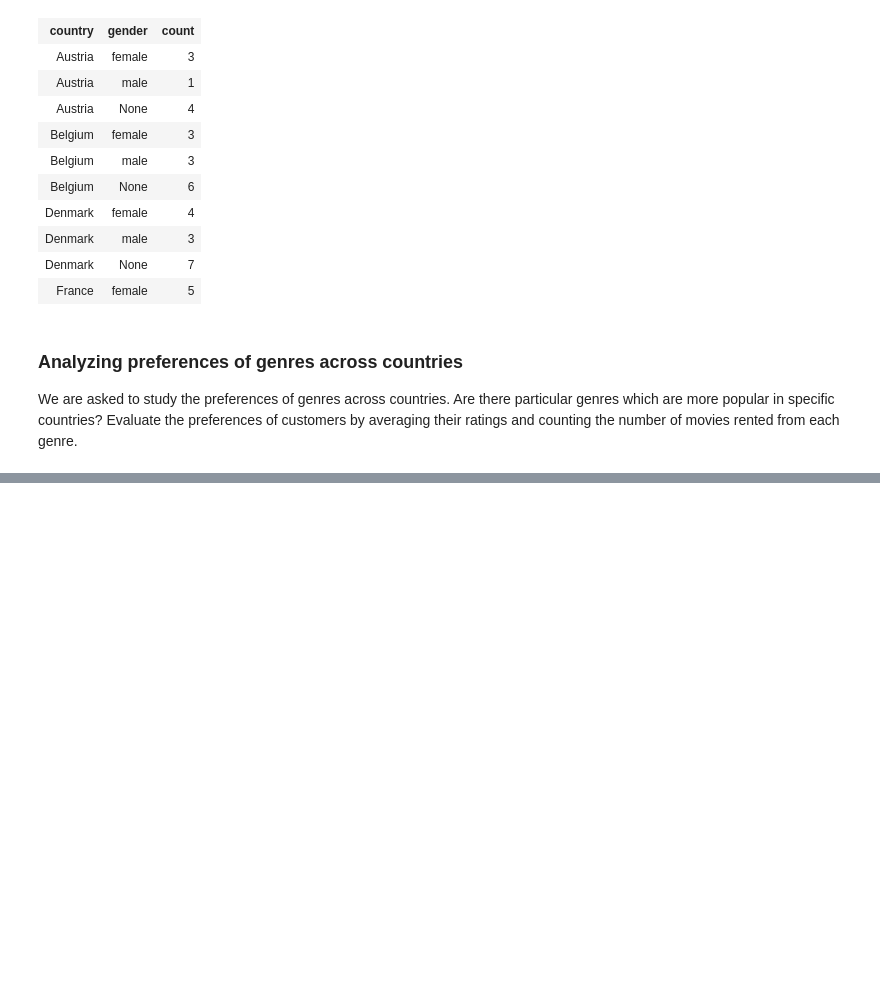
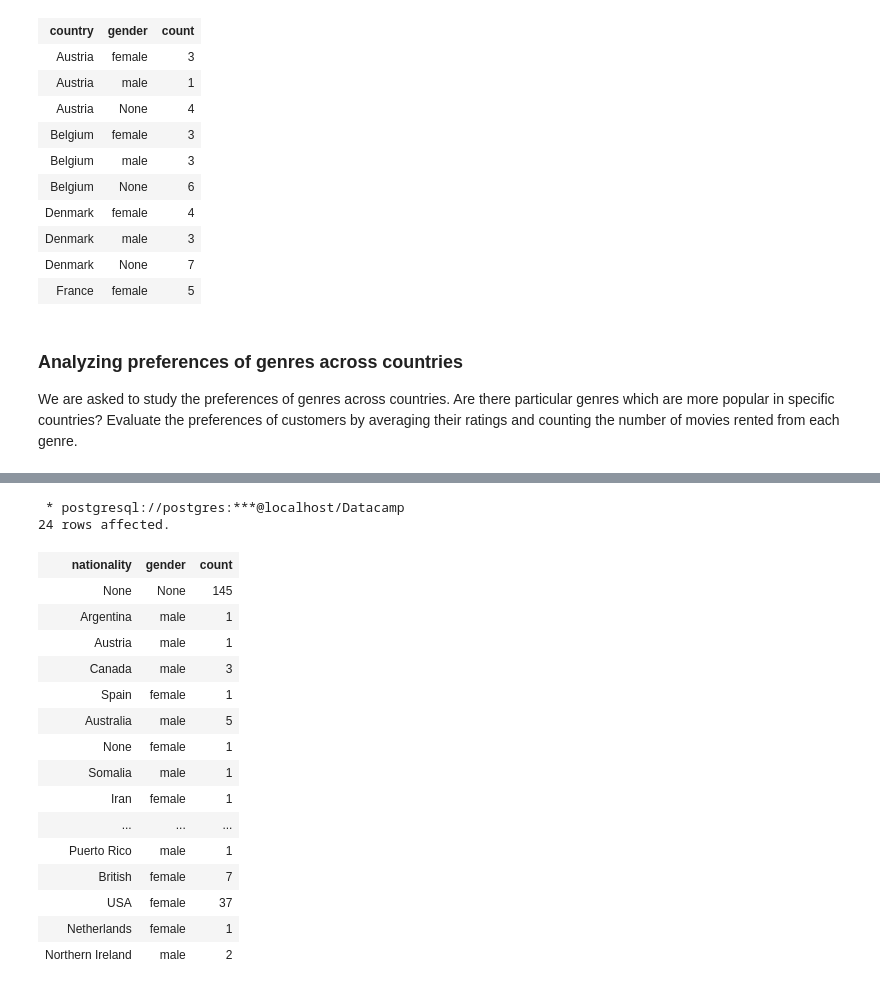
Before and after one commit to felixodette/Movies-PostgreSQL, a Jupyter notebook: notebook.ipynb, the cells around one changed output, grey strips where cells are left out. Drawn from its saved outputs; the diff is of its cells as text; code cells hidden in the pictures; blank space fills up the shorter version.

```diff
--- a/notebook.ipynb
+++ b/notebook.ipynb
@@ -923,0 +952,25 @@ We are asked to study the preferences of genres across countries. Are there part
+# %%
+%%sql
+
+SELECT nationality, gender, COUNT(*)
+  FROM actors
+ GROUP BY GROUPING SETS((nationality, gender), ())
+# %% [output]
+ * postgresql://postgres:***@localhost/Datacamp
+24 rows affected.
+| nationality | gender | count |
+| None | None | 145 |
+| Argentina | male | 1 |
+| Austria | male | 1 |
+| Canada | male | 3 |
+| Spain | female | 1 |
+| Australia | male | 5 |
+| None | female | 1 |
+| Somalia | male | 1 |
+| Iran | female | 1 |
+| ... | ... | ... |
+| Puerto Rico | male | 1 |
+| British | female | 7 |
+| USA | female | 37 |
+| Netherlands | female | 1 |
+| Northern Ireland | male | 2 |
```
Also changed, not shown: parts of 6 cells of this notebook.
